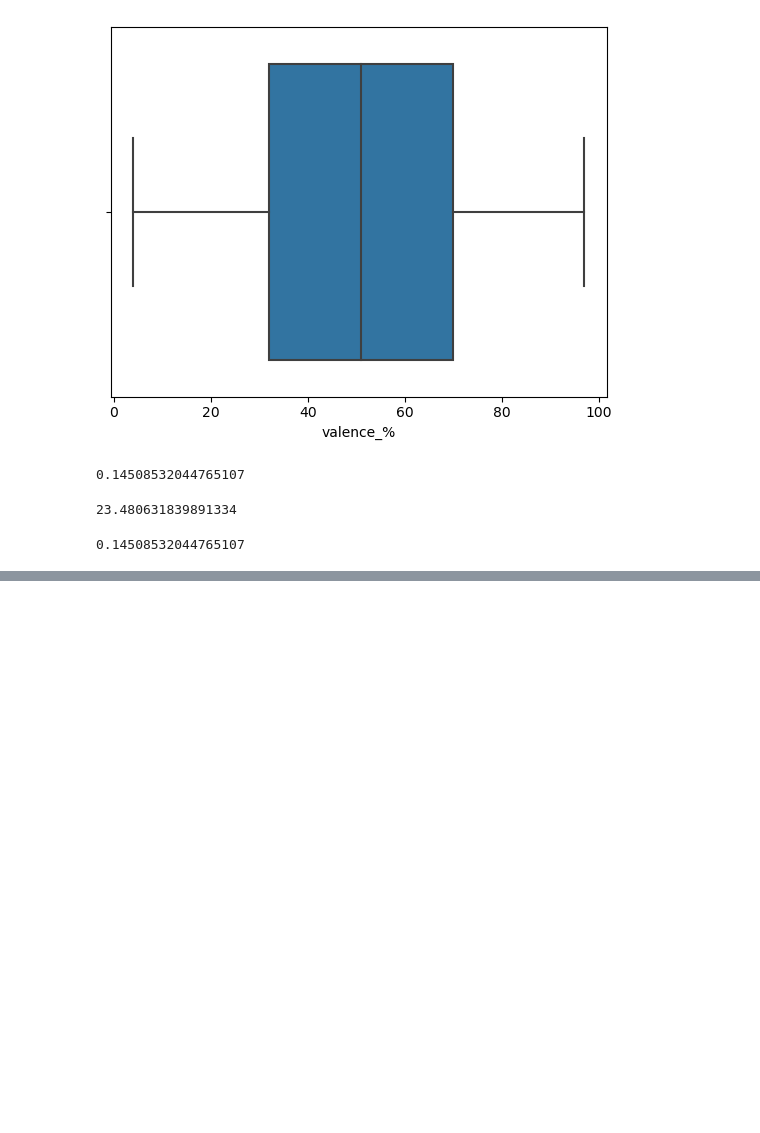
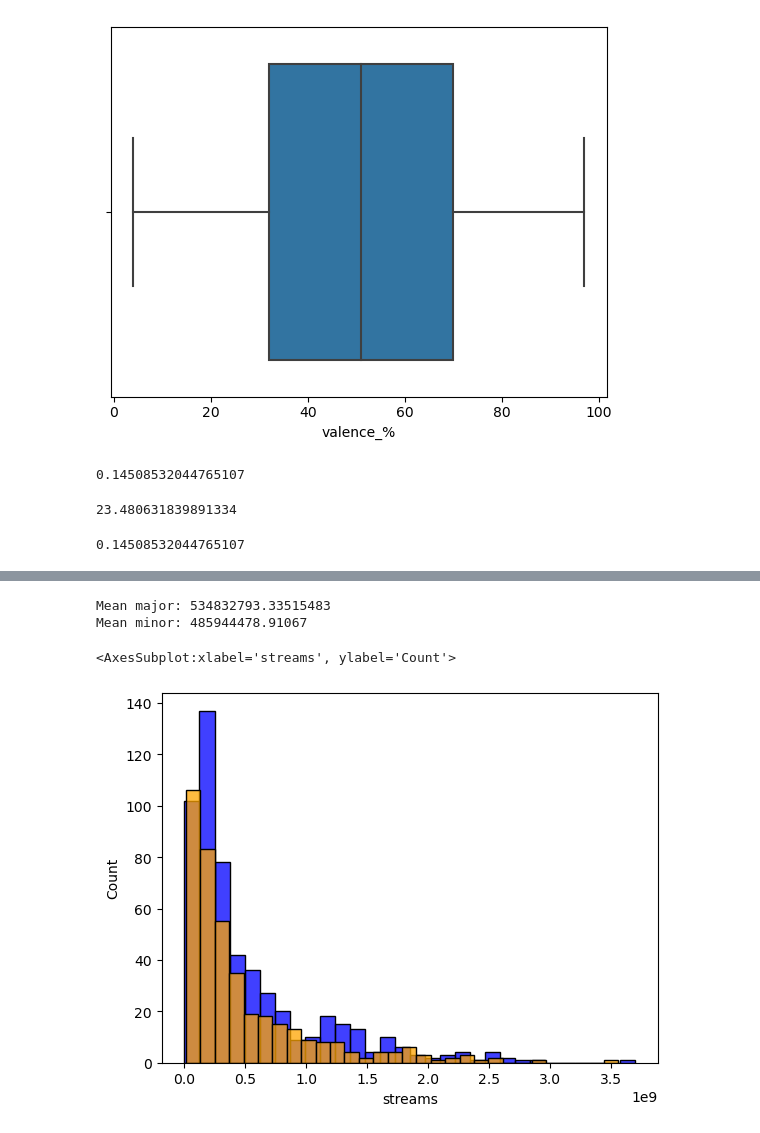
Before and after one commit to Rain0rShine/Artificial-Intelligence, a Jupyter notebook: Semester 1/Spotify/Spotify Songs.ipynb, the cells around one changed output, grey strips where cells are left out. Cells and saved outputs as stored; diff of their text form; code cells hidden in the pictures; blank space fills up the shorter version.

```diff
--- a/Semester 1/Spotify/Spotify Songs.ipynb
+++ b/Semester 1/Spotify/Spotify Songs.ipynb
@@ -149,0 +151,25 @@ sns.histplot(rap["speechiness"], bins = 50, kde=False, color='purple')
+# %%
+spotify2023["streams"] = spotify2023["streams"].str.replace(',', '')
+spotify2023["streams"] = pd.to_numeric(spotify2023["streams"], errors="coerce")
+
+major = spotify2023[spotify2023['mode'] == 'Major']
+
+mean_major = major['streams'].mean()
+
+print("Mean major:", mean_major)
+
+sns.histplot(major["streams"], bins = 30, color='blue')
+
+
+minor = spotify2023[spotify2023['mode'] == 'Minor']
+
+mean_minor = minor['streams'].mean()
+
+print("Mean minor:", mean_minor)
+
+sns.histplot(minor["streams"], bins = 30, color='orange')
+# %% [output]
+Mean major: 534832793.33515483
+Mean minor: 485944478.91067
+<AxesSubplot:xlabel='streams', ylabel='Count'>
+[figure, added]
```
Also changed, not shown: parts of 18 cells of this notebook, 2 other files.
